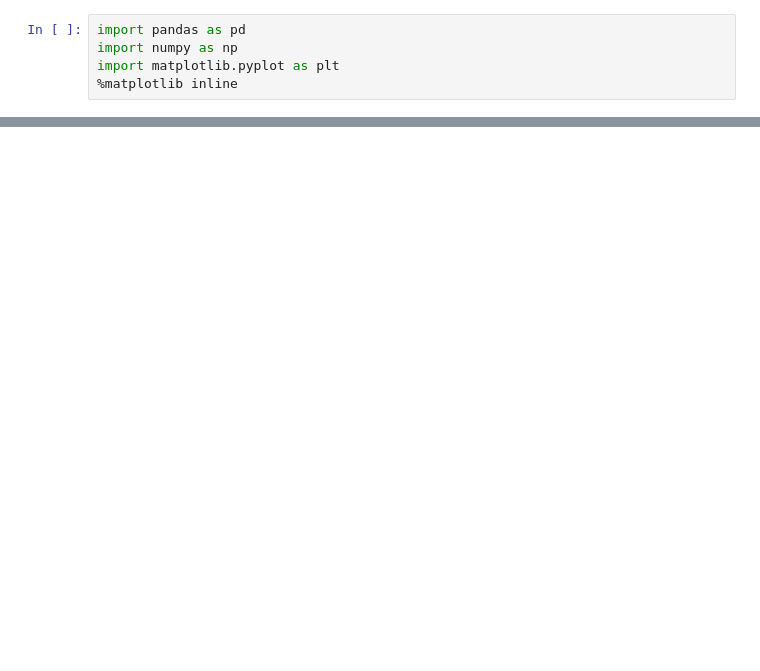
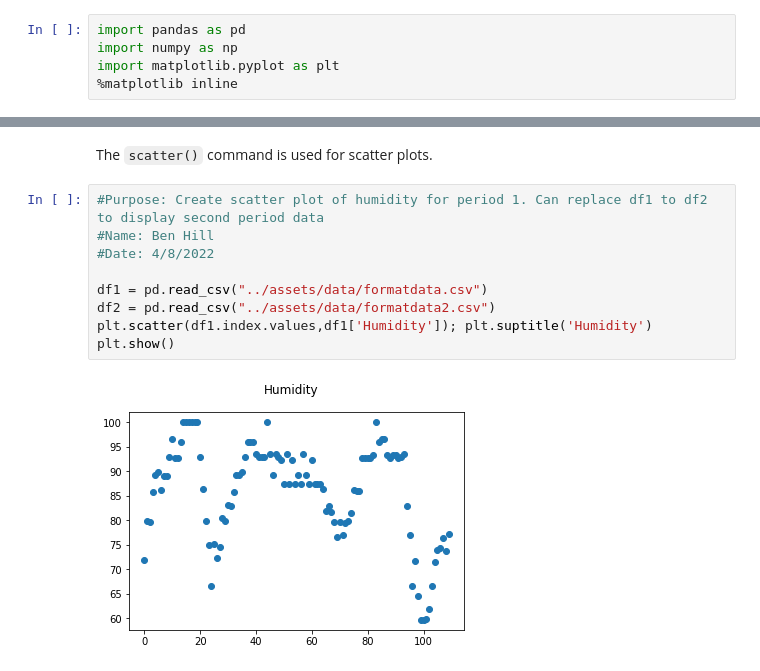
Before and after one commit to ben-hill33/weather-api, a Jupyter notebook: mod_5/extractedDataVis.ipynb, the cells around one changed output, grey strips where cells are left out. Saved outputs shown, nothing was run; the diff lists cells and outputs as text; blank space fills up the shorter version.

```diff
--- a/mod_5/extractedDataVis.ipynb
+++ b/mod_5/extractedDataVis.ipynb
@@ -5,0 +44,13 @@ import matplotlib.pyplot as plt
+# %% [markdown]
+The `scatter()` command is used for scatter plots.
+# %%
+#Purpose: Create scatter plot of humidity for period 1. Can replace df1 to df2 to display second period data
+#Name: Ben Hill
+#Date: 4/8/2022
+
+df1 = pd.read_csv("../assets/data/formatdata.csv")
+df2 = pd.read_csv("../assets/data/formatdata2.csv")
+plt.scatter(df1.index.values,df1['Humidity']); plt.suptitle('Humidity')
+plt.show()
+# %% [output]
+[figure, added]
```
Also changed, not shown: parts of 20 cells of this notebook, 8 other files.
